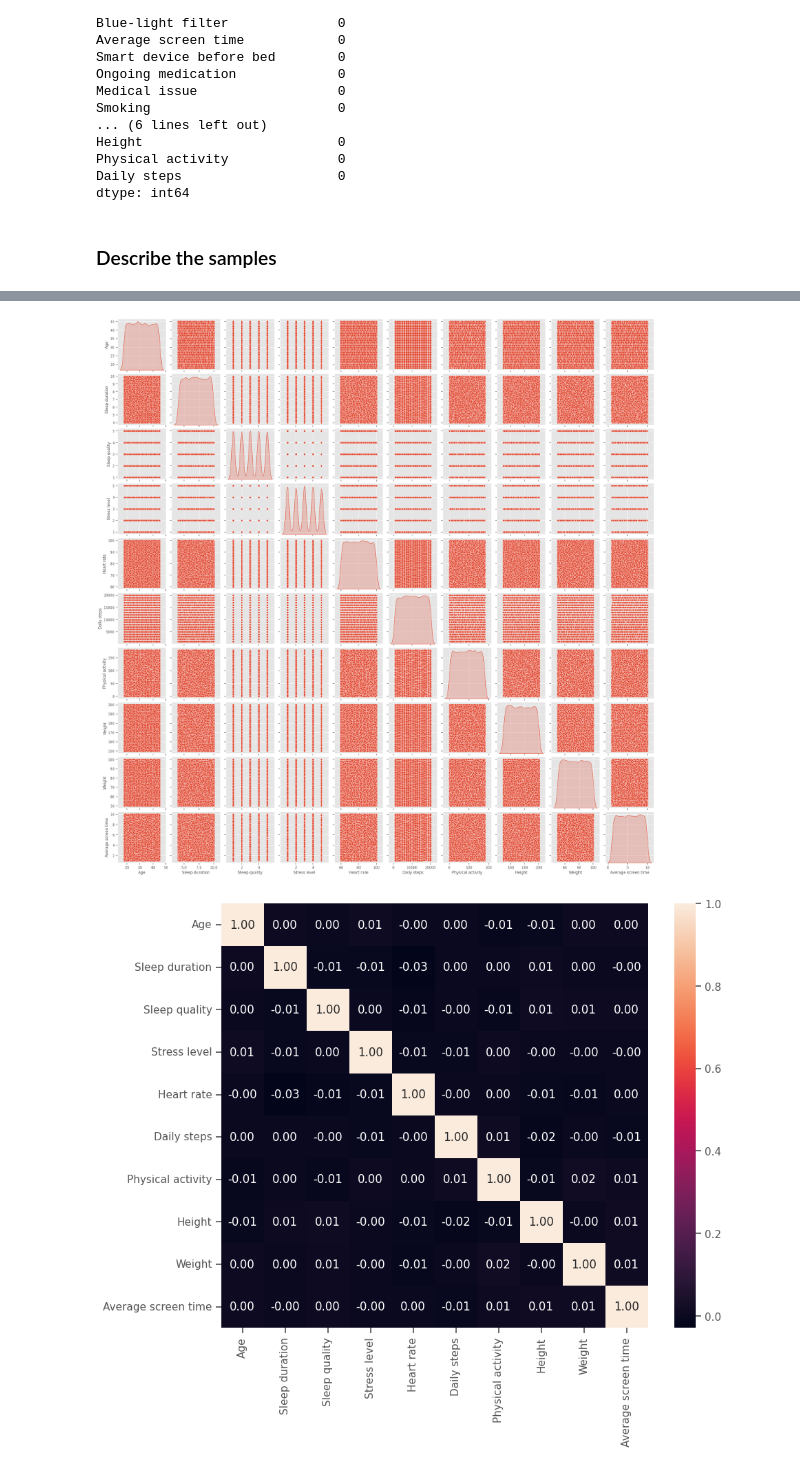
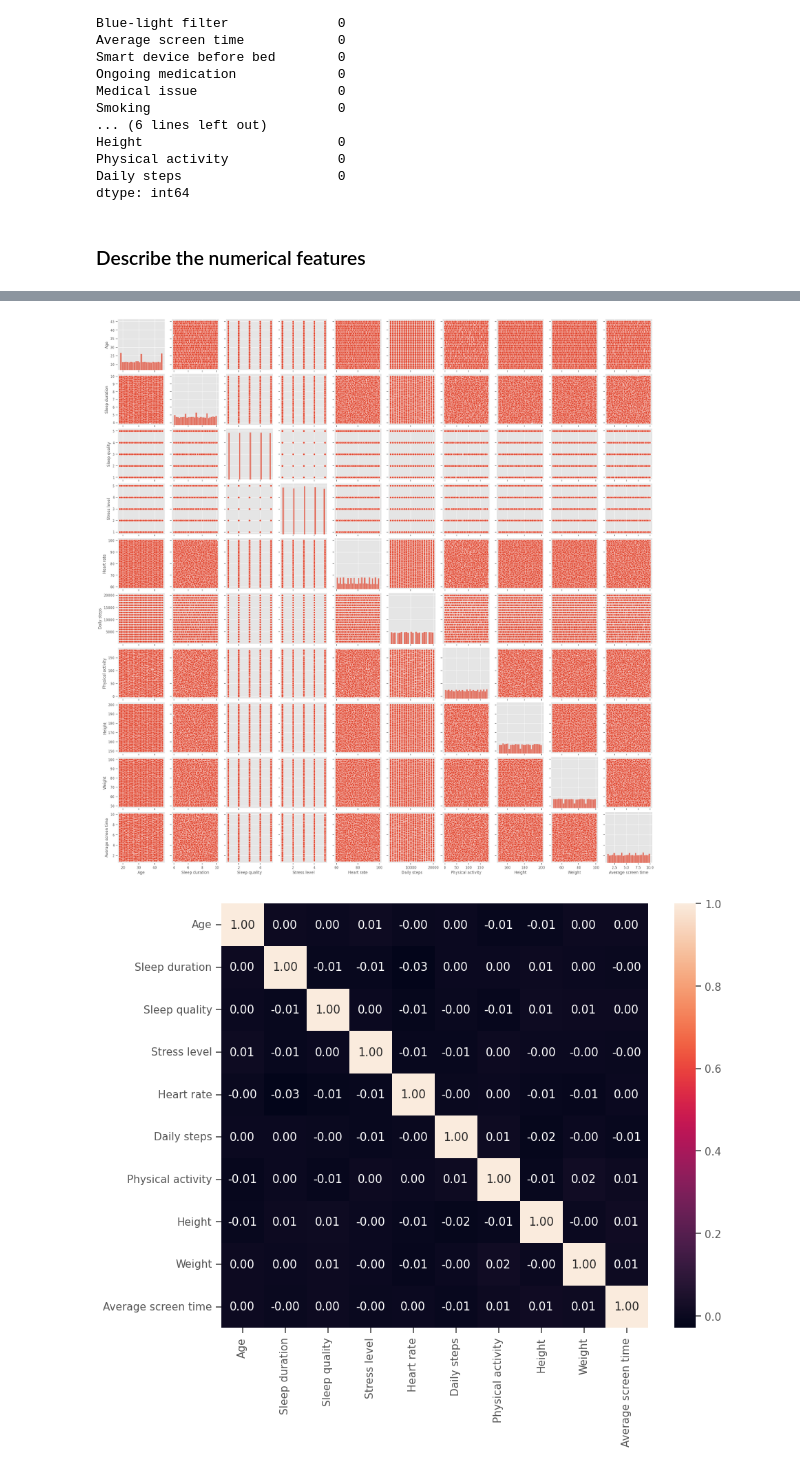
Before and after one commit to Jonkkeyler333/Deteccion_sindrome_ojo_seco, a Jupyter notebook: main.ipynb, the cells around one changed output, grey strips where cells are left out. Cells and saved outputs as stored; diff of their text form; code cells hidden in the pictures.

```diff
--- a/main.ipynb
+++ b/main.ipynb
@@ -80,7 +80,7 @@ Physical activity              0
 Daily steps                    0
 dtype: int64
 # %% [markdown]
-### Describe the samples
+### Describe the numerical features
 # %%
 df.describe()
 # %% [output]
@@ -99,10 +99,10 @@ bins=int(1+np.log2(df.shape[0]))
 categorical_features = df.select_dtypes(include='object').columns
 numerical_features = df.select_dtypes(include='number').columns
 # %%
-sns.pairplot(df[numerical_features],diag_kind='kde')
+sns.pairplot(df[numerical_features])
 plt.show()
 # %% [output]
-[figure, old version]
+[figure, new version]
 # %%
 df[numerical_features].corr()
 plt.figure(figsize=(10,8))
```
Also changed, not shown: parts of 11 cells of this notebook.
